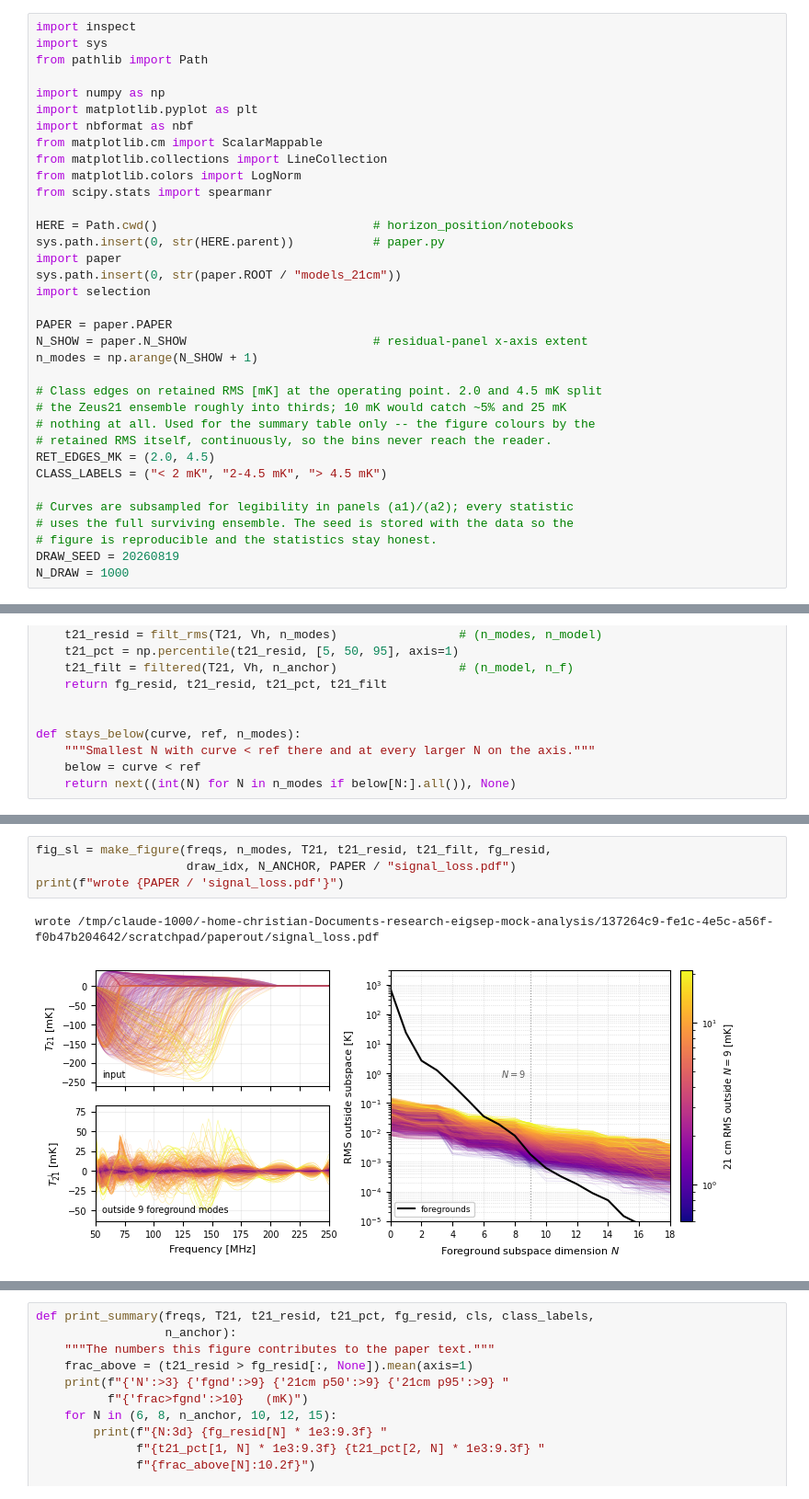
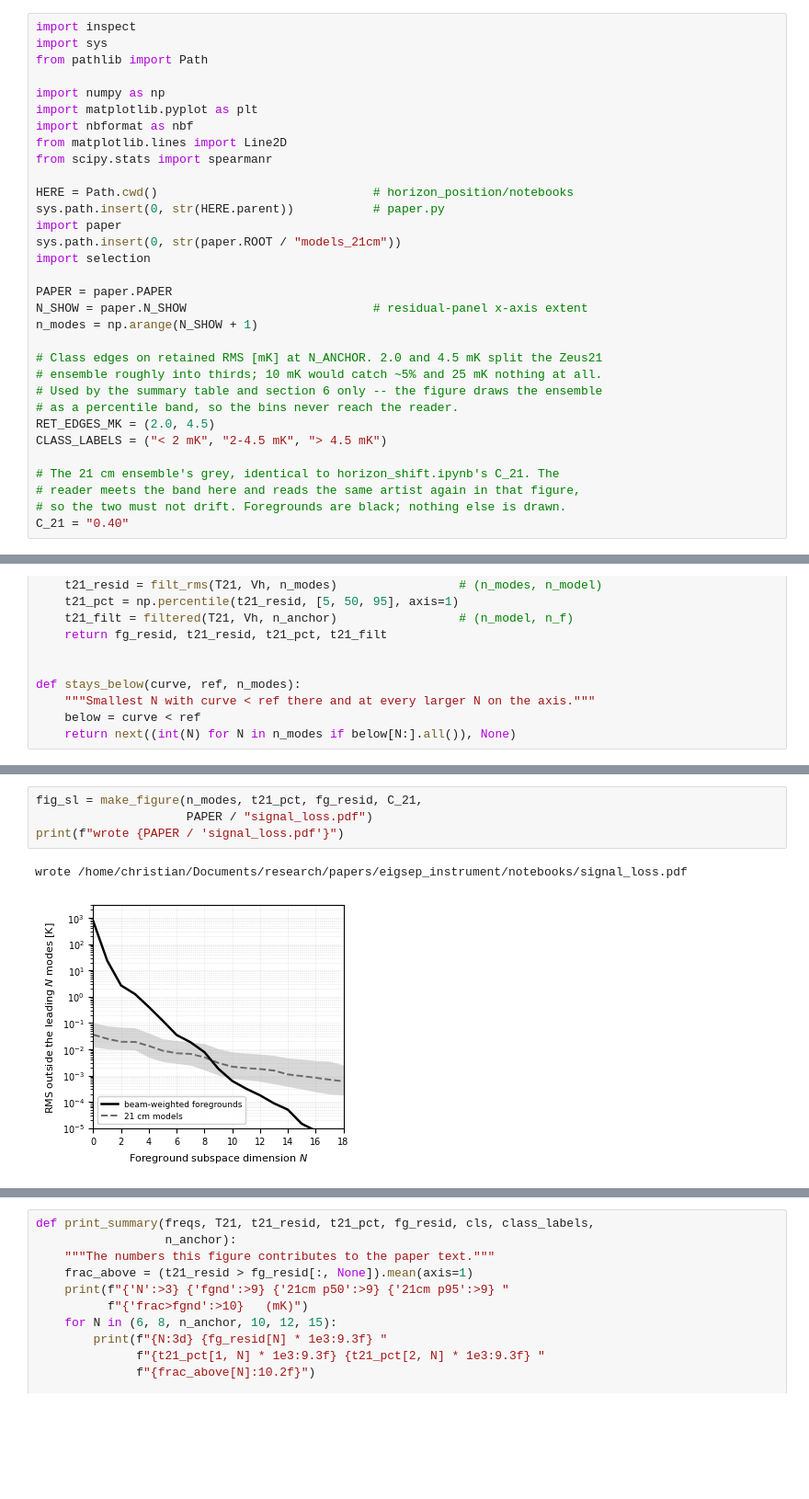
Before and after one commit to christianhbye/eigsep_mock_analysis, a Jupyter notebook: horizon_position/notebooks/signal_loss.ipynb, the cells around one changed output, grey strips where cells are left out. Shown at 92% size. Drawn from its saved outputs; the diff is of its cells as text; blank space fills up the shorter version.

```diff
--- a/horizon_position/notebooks/signal_loss.ipynb
+++ b/horizon_position/notebooks/signal_loss.ipynb
@@ -43,9 +43,7 @@ from pathlib import Path
 import numpy as np
 import matplotlib.pyplot as plt
 import nbformat as nbf
-from matplotlib.cm import ScalarMappable
-from matplotlib.collections import LineCollection
-from matplotlib.colors import LogNorm
+from matplotlib.lines import Line2D
 from scipy.stats import spearmanr
 
 HERE = Path.cwd()                              # horizon_position/notebooks
@@ -58,18 +56,17 @@ PAPER = paper.PAPER
 N_SHOW = paper.N_SHOW                          # residual-panel x-axis extent
 n_modes = np.arange(N_SHOW + 1)
 
-# Class edges on retained RMS [mK] at the operating point. 2.0 and 4.5 mK split
-# the Zeus21 ensemble roughly into thirds; 10 mK would catch ~5% and 25 mK
-# nothing at all. Used for the summary table only -- the figure colours by the
-# retained RMS itself, continuously, so the bins never reach the reader.
+# Class edges on retained RMS [mK] at N_ANCHOR. 2.0 and 4.5 mK split the Zeus21
+# ensemble roughly into thirds; 10 mK would catch ~5% and 25 mK nothing at all.
+# Used by the summary table and section 6 only -- the figure draws the ensemble
+# as a percentile band, so the bins never reach the reader.
 RET_EDGES_MK = (2.0, 4.5)
 CLASS_LABELS = ("< 2 mK", "2-4.5 mK", "> 4.5 mK")
 
-# Curves are subsampled for legibility in panels (a1)/(a2); every statistic
-# uses the full surviving ensemble. The seed is stored with the data so the
-# figure is reproducible and the statistics stay honest.
-DRAW_SEED = 20260819
-N_DRAW = 1000
+# The 21 cm ensemble's grey, identical to horizon_shift.ipynb's C_21. The
+# reader meets the band here and reads the same artist again in that figure,
+# so the two must not drift. Foregrounds are black; nothing else is drawn.
+C_21 = "0.40"
 # %% [markdown]
 ## 1. Inputs
 
@@ -392,10 +364,10 @@ def make_figure(freqs, n_modes, T21, t21_resid, t21_filt, fg_resid,
     fig.savefig(path, bbox_inches="tight", dpi=600)
     return fig
 # %%
-fig_sl = make_figure(freqs, n_modes, T21, t21_resid, t21_filt, fg_resid,
-                     draw_idx, N_ANCHOR, PAPER / "signal_loss.pdf")
+fig_sl = make_figure(n_modes, t21_pct, fg_resid, C_21,
+                     PAPER / "signal_loss.pdf")
 print(f"wrote {PAPER / 'signal_loss.pdf'}")
 # %% [output]
-wrote /tmp/claude-1000/-home-christian-Documents-research-eigsep-mock-analysis/137264c9-fe1c-4e5c-a56f-f0b47b204642/scratchpad/paperout/signal_loss.pdf
+wrote /home/christian/Documents/research/papers/eigsep_instrument/notebooks/signal_loss.pdf
-[figure, old version]
+[figure, new version]
 # %% [markdown]
```
Also changed, not shown: parts of 8 cells of this notebook, 4 other files.
